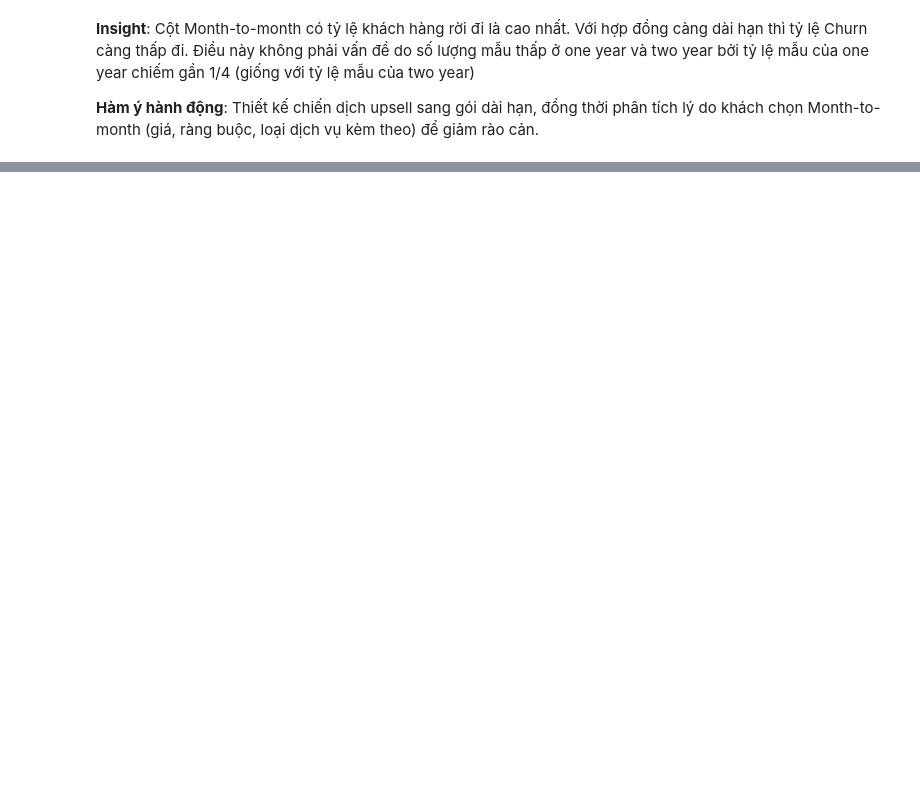
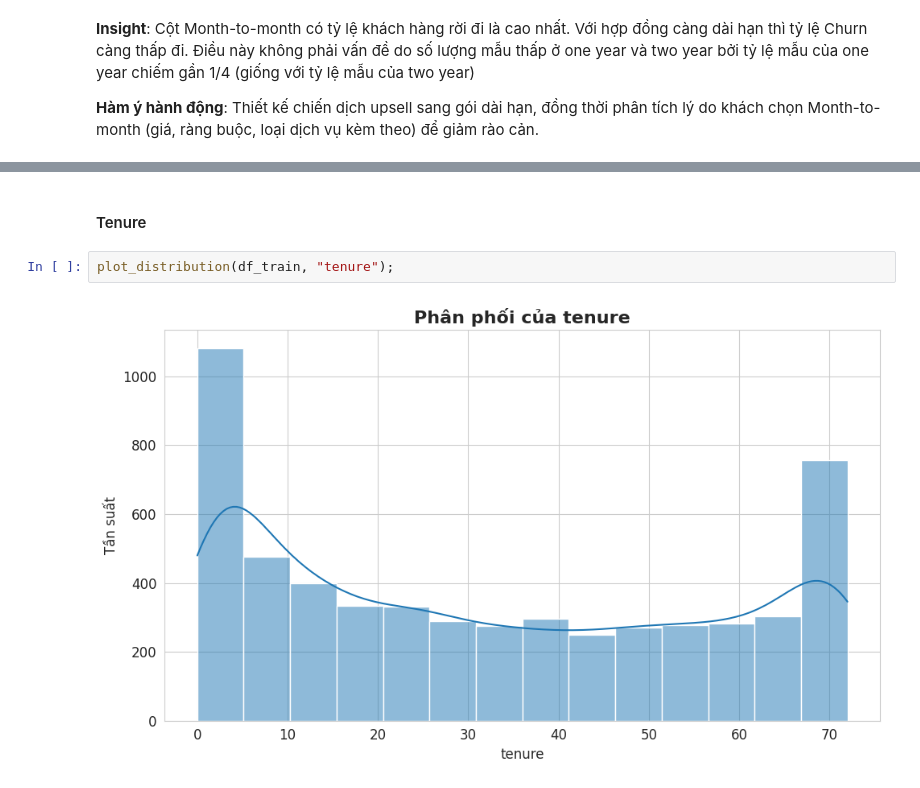
Before and after one commit to thethien8a/Churn-Prediction-Telco, a Jupyter notebook: notebook/churn_analysis.ipynb, the cells around one changed output, grey strips where cells are left out. Saved outputs shown, nothing was run; the diff lists cells and outputs as text; blank space fills up the shorter version.

```diff
--- a/notebook/churn_analysis.ipynb
+++ b/notebook/churn_analysis.ipynb
@@ -657,0 +852,6 @@ for col in df_train.columns:
+# %% [markdown]
+#### Tenure
+# %%
+plot_distribution(df_train, "tenure");
+# %% [output]
+[figure, added]
```
Also changed, not shown: parts of 73 cells of this notebook, 1 other file.
